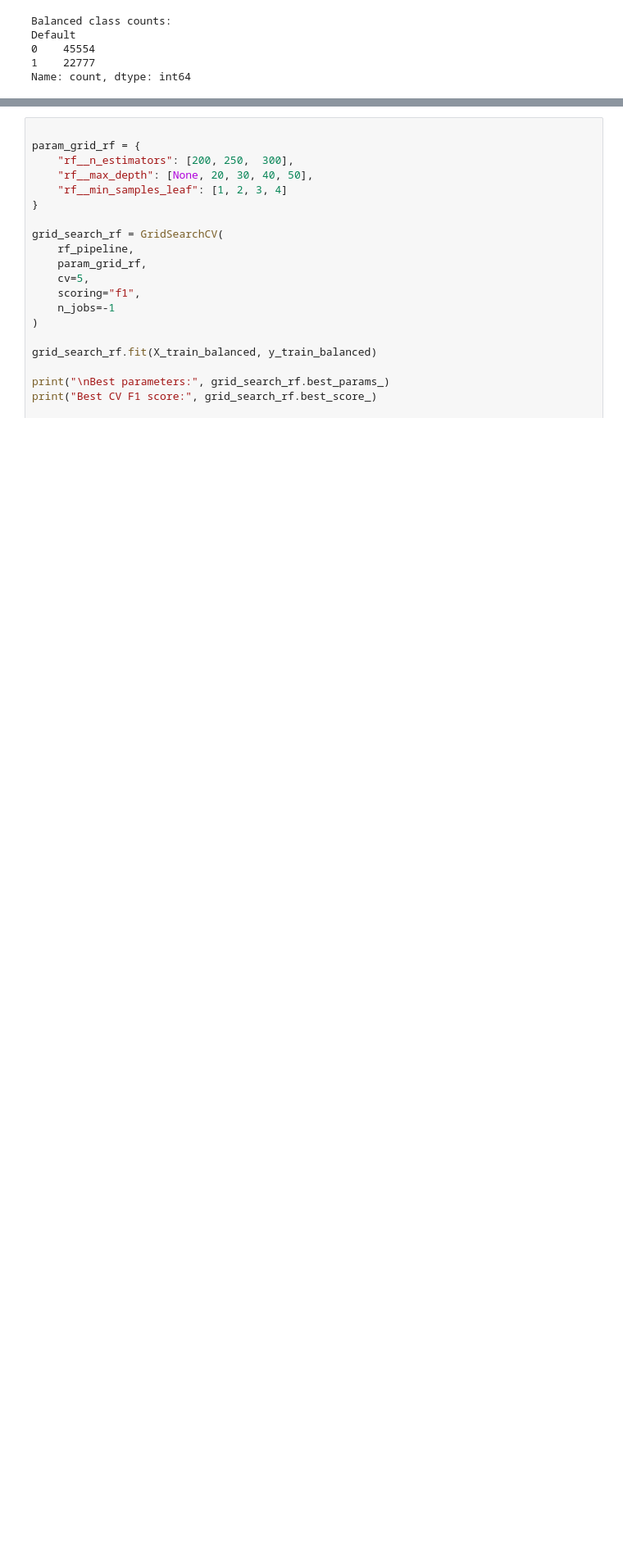
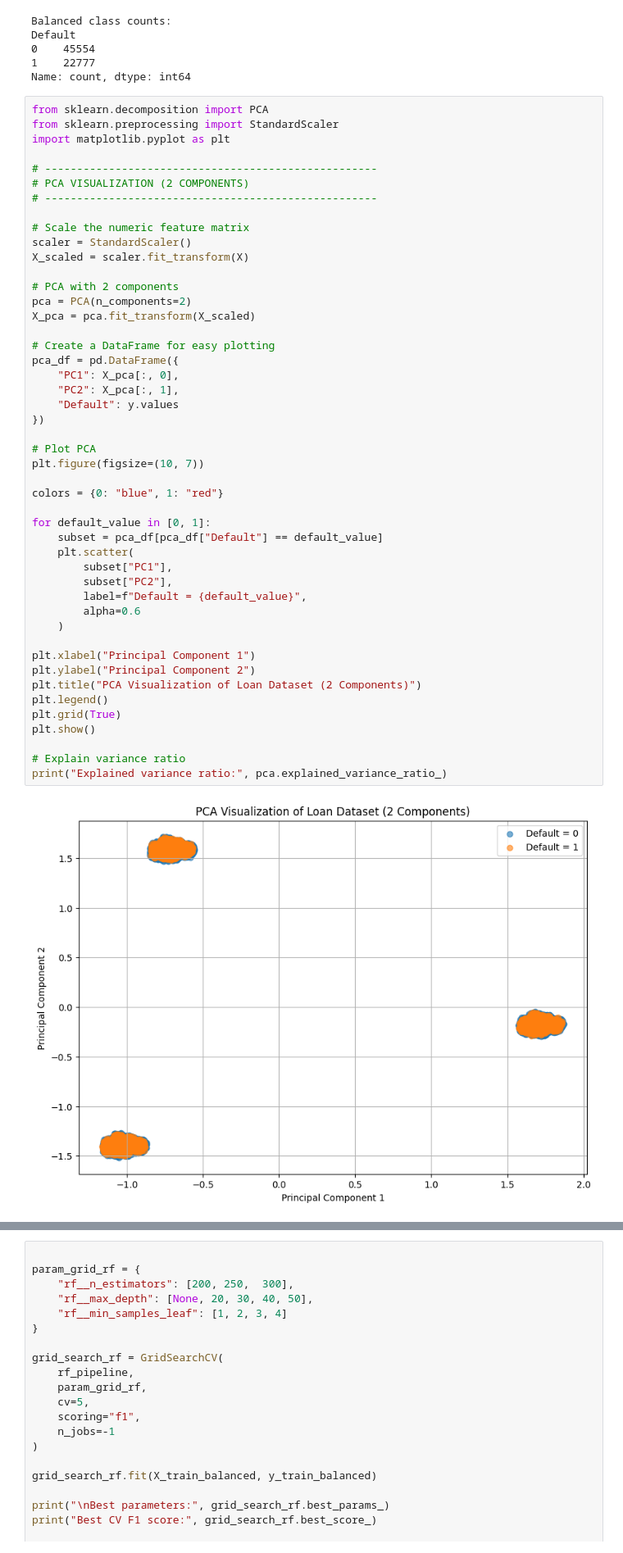
Before and after one commit to okmpatel/Ami_FinalProject, a Jupyter notebook: randomforest.ipynb, the cells around one changed output, grey strips where cells are left out. Shown at 82% size. Saved outputs shown, nothing was run; the diff lists cells and outputs as text; blank space fills up the shorter version.

```diff
--- a/randomforest.ipynb
+++ b/randomforest.ipynb
@@ -58,3 +58,52 @@ Default
 0    45554
 1    22777
 Name: count, dtype: int64
+# %%
+from sklearn.decomposition import PCA
+from sklearn.preprocessing import StandardScaler
+import matplotlib.pyplot as plt
+
+# ----------------------------------------------------
+# PCA VISUALIZATION (2 COMPONENTS)
+# ----------------------------------------------------
+
+# Scale the numeric feature matrix
+scaler = StandardScaler()
+X_scaled = scaler.fit_transform(X)
+
+# PCA with 2 components
+pca = PCA(n_components=2)
+X_pca = pca.fit_transform(X_scaled)
+
+# Create a DataFrame for easy plotting
+pca_df = pd.DataFrame({
+    "PC1": X_pca[:, 0],
+    "PC2": X_pca[:, 1],
+    "Default": y.values
+})
+
+# Plot PCA
+plt.figure(figsize=(10, 7))
+
+colors = {0: "blue", 1: "red"}
+
+for default_value in [0, 1]:
+    subset = pca_df[pca_df["Default"] == default_value]
+    plt.scatter(
+        subset["PC1"],
+        subset["PC2"],
+        label=f"Default = {default_value}",
+        alpha=0.6
+    )
+
+plt.xlabel("Principal Component 1")
+plt.ylabel("Principal Component 2")
+plt.title("PCA Visualization of Loan Dataset (2 Components)")
+plt.legend()
+plt.grid(True)
+plt.show()
+
+# Explain variance ratio
+print("Explained variance ratio:", pca.explained_variance_ratio_)
+# %% [output]
+[figure, added]
```
Also changed, not shown: parts of 2 cells of this notebook, 1 other file.
